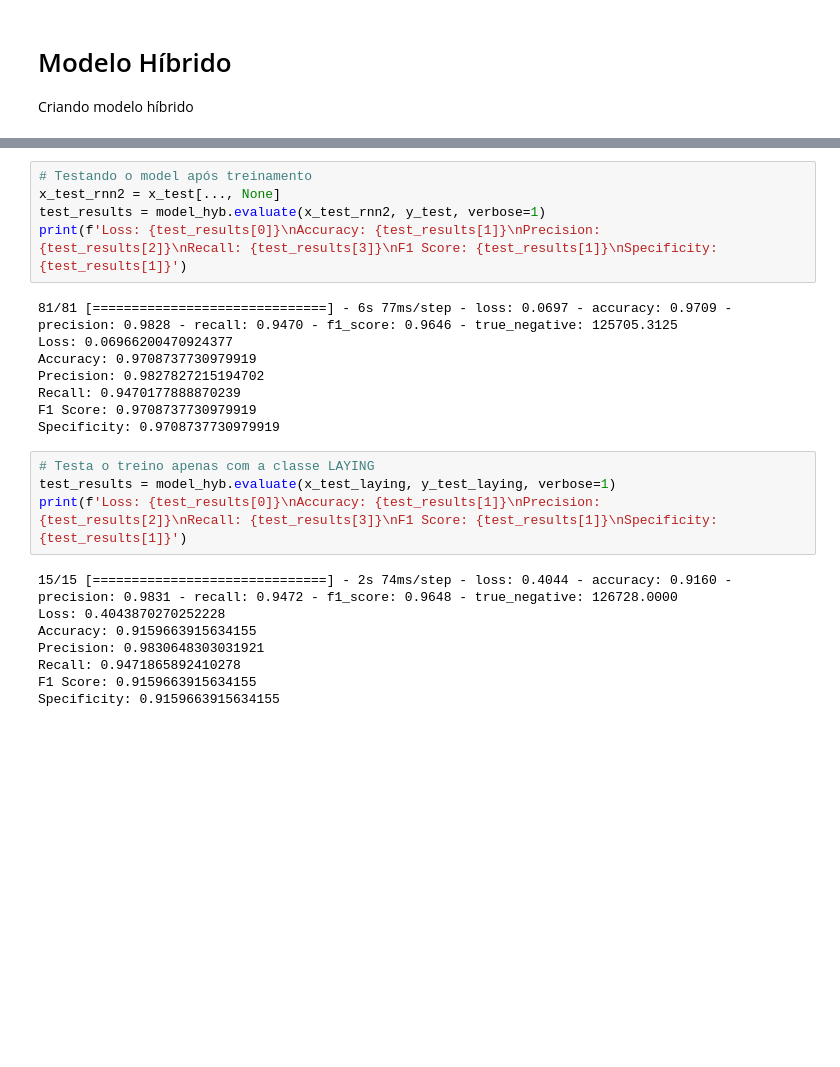
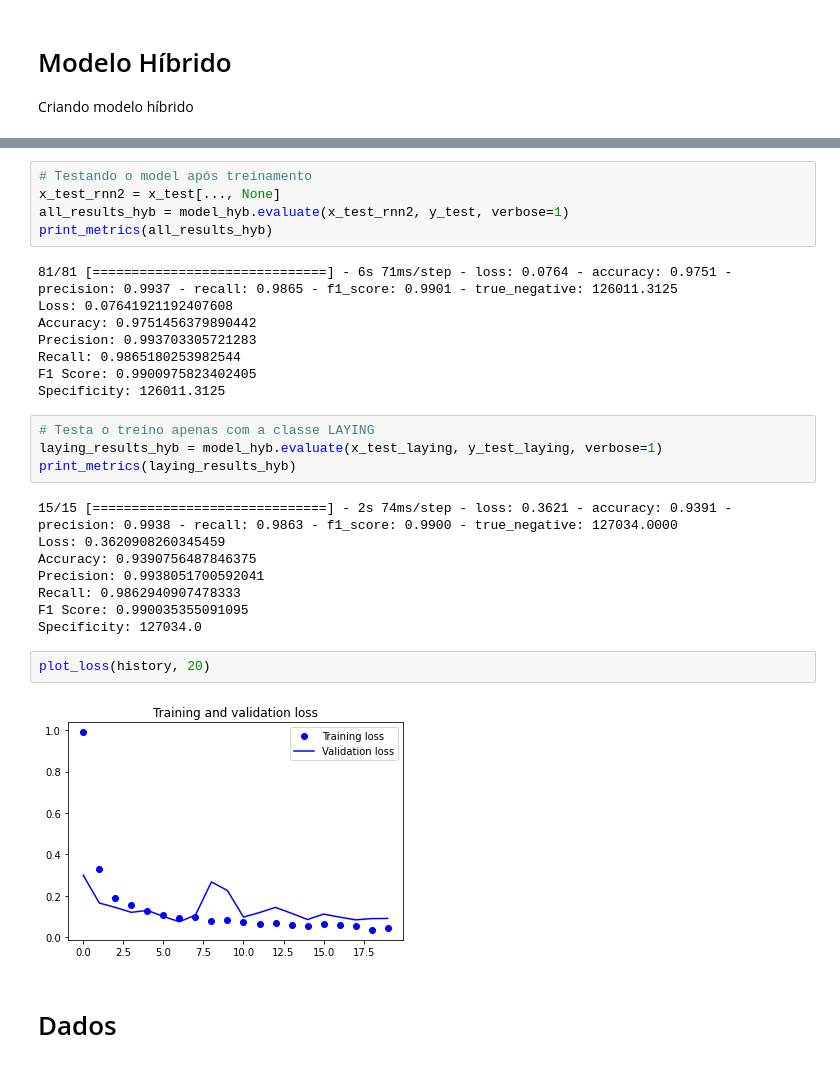
Before and after one commit to Le4o/topicos-avancados-ic, a Jupyter notebook: Avaliação_1.ipynb, the cells around one changed output, grey strips where cells are left out. Saved outputs shown, nothing was run; the diff lists cells and outputs as text; blank space fills up the shorter version.

```diff
--- a/Avaliação_1.ipynb
+++ b/Avaliação_1.ipynb
@@ -483,25 +529,31 @@ Epoch 20/20
 # %%
 # Testando o model após treinamento
 x_test_rnn2 = x_test[..., None]
-test_results = model_hyb.evaluate(x_test_rnn2, y_test, verbose=1)
-print(f'Loss: {test_results[0]}\nAccuracy: {test_results[1]}\nPrecision: {test_results[2]}\nRecall: {test_results[3]}\nF1 Score: {test_results[1]}\nSpecificity: {test_results[1]}')
+all_results_hyb = model_hyb.evaluate(x_test_rnn2, y_test, verbose=1)
+print_metrics(all_results_hyb)
 # %% [output]
-81/81 [==============================] - 6s 77ms/step - loss: 0.0697 - accuracy: 0.9709 - precision: 0.9828 - recall: 0.9470 - f1_score: 0.9646 - true_negative: 125705.3125
-Loss: 0.06966200470924377
-Accuracy: 0.9708737730979919
-Precision: 0.9827827215194702
-Recall: 0.9470177888870239
-F1 Score: 0.9708737730979919
-Specificity: 0.9708737730979919
+81/81 [==============================] - 6s 71ms/step - loss: 0.0764 - accuracy: 0.9751 - precision: 0.9937 - recall: 0.9865 - f1_score: 0.9901 - true_negative: 126011.3125
+Loss: 0.07641921192407608
+Accuracy: 0.9751456379890442
+Precision: 0.993703305721283
+Recall: 0.9865180253982544
+F1 Score: 0.9900975823402405
+Specificity: 126011.3125
 # %%
 # Testa o treino apenas com a classe LAYING
-test_results = model_hyb.evaluate(x_test_laying, y_test_laying, verbose=1)
-print(f'Loss: {test_results[0]}\nAccuracy: {test_results[1]}\nPrecision: {test_results[2]}\nRecall: {test_results[3]}\nF1 Score: {test_results[1]}\nSpecificity: {test_results[1]}')
+laying_results_hyb = model_hyb.evaluate(x_test_laying, y_test_laying, verbose=1)
+print_metrics(laying_results_hyb)
 # %% [output]
-15/15 [==============================] - 2s 74ms/step - loss: 0.4044 - accuracy: 0.9160 - precision: 0.9831 - recall: 0.9472 - f1_score: 0.9648 - true_negative: 126728.0000
-Loss: 0.4043870270252228
-Accuracy: 0.9159663915634155
-Precision: 0.9830648303031921
-Recall: 0.9471865892410278
-F1 Score: 0.9159663915634155
-Specificity: 0.9159663915634155
+15/15 [==============================] - 2s 74ms/step - loss: 0.3621 - accuracy: 0.9391 - precision: 0.9938 - recall: 0.9863 - f1_score: 0.9900 - true_negative: 127034.0000
+Loss: 0.3620908260345459
+Accuracy: 0.9390756487846375
+Precision: 0.9938051700592041
+Recall: 0.9862940907478333
+F1 Score: 0.990035355091095
+Specificity: 127034.0
+# %%
+plot_loss(history, 20)
+# %% [output]
+[figure, added]
+# %% [markdown]
+# Dados
```
Also changed, not shown: parts of 23 cells of this notebook.
